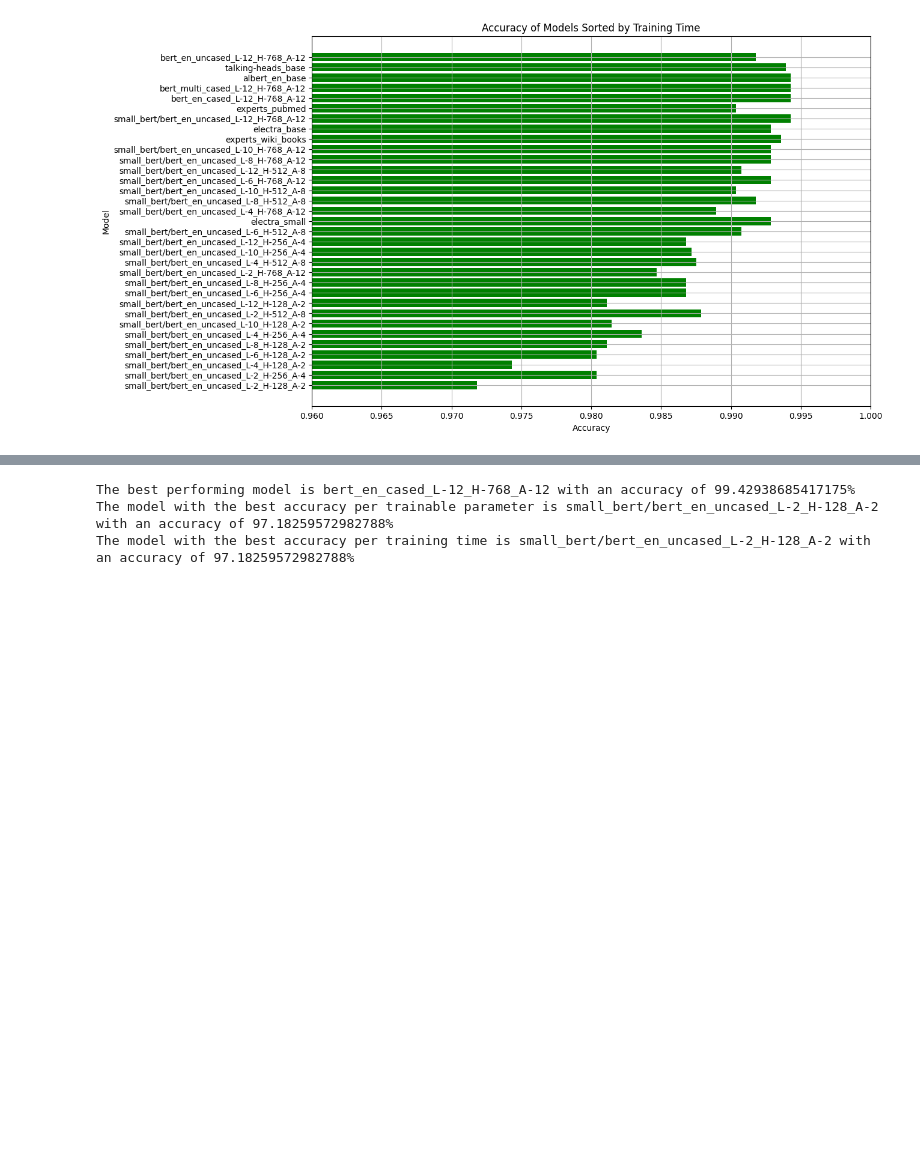
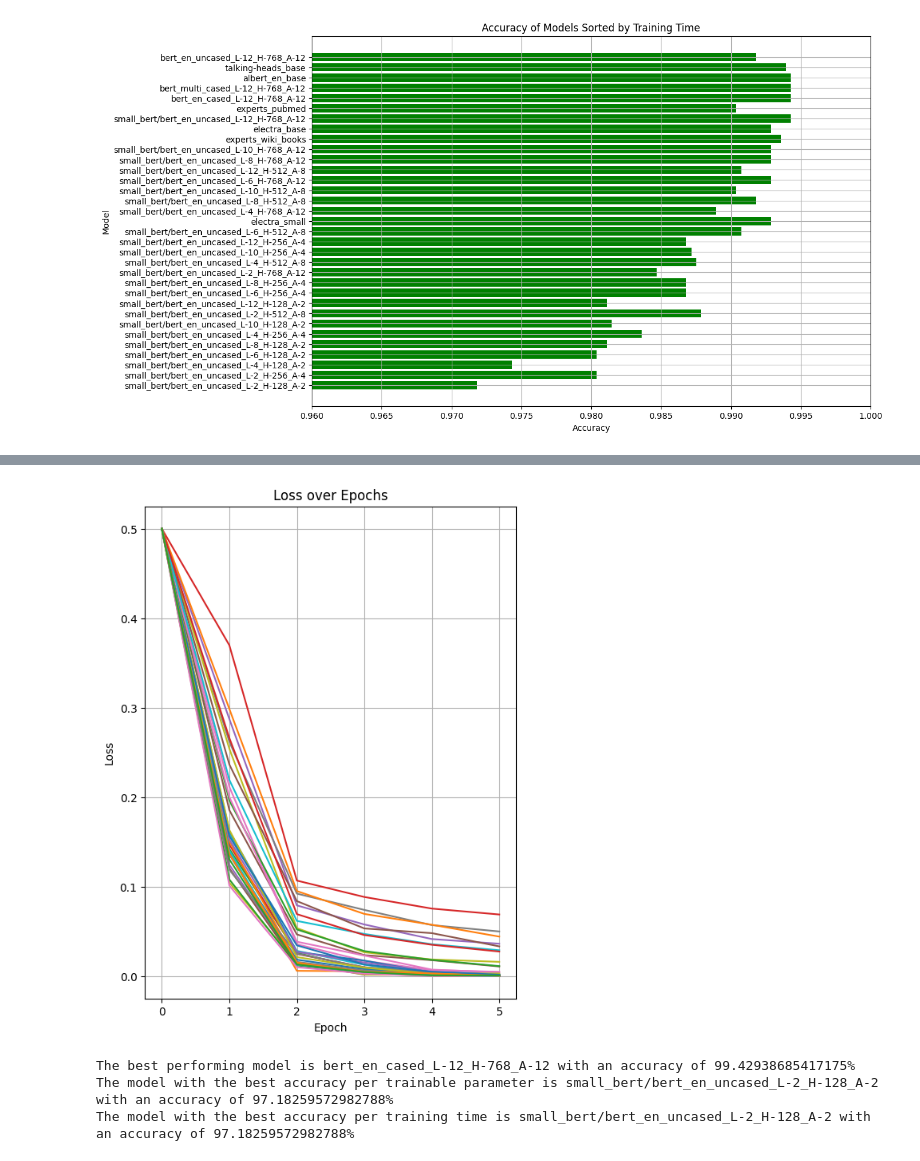
Before and after one commit to MarkusvonStaden/Subjectivity-Analysis, a Jupyter notebook: 04_evaluation.ipynb, the cells around one changed output, grey strips where cells are left out. Cells and saved outputs as stored; diff of their text form; code cells hidden in the pictures; blank space fills up the shorter version.

```diff
--- a/04_evaluation.ipynb
+++ b/04_evaluation.ipynb
@@ -151,3 +165,17 @@ plt.show()
+# %%
+# Plot Loss over Epochs
+plt.figure(figsize=(6, 8))
+for model in df['model']:
+    loss = [0.5] + df.loc[df['model'] == model, 'history'].values[0]['loss']
+    plt.plot(range(len(loss)), loss, label=f'{model} Loss')
+
+plt.title('Loss over Epochs')
+plt.xlabel('Epoch')
+plt.ylabel('Loss')
+plt.grid(True)
+plt.show()
+# %% [output]
+[figure, added]
 # %%
 # print the best performing model
 best_model = df[df['accuracy'] == df['accuracy'].max()]
```
Also changed, not shown: parts of 2 cells of this notebook, 2 other files.
